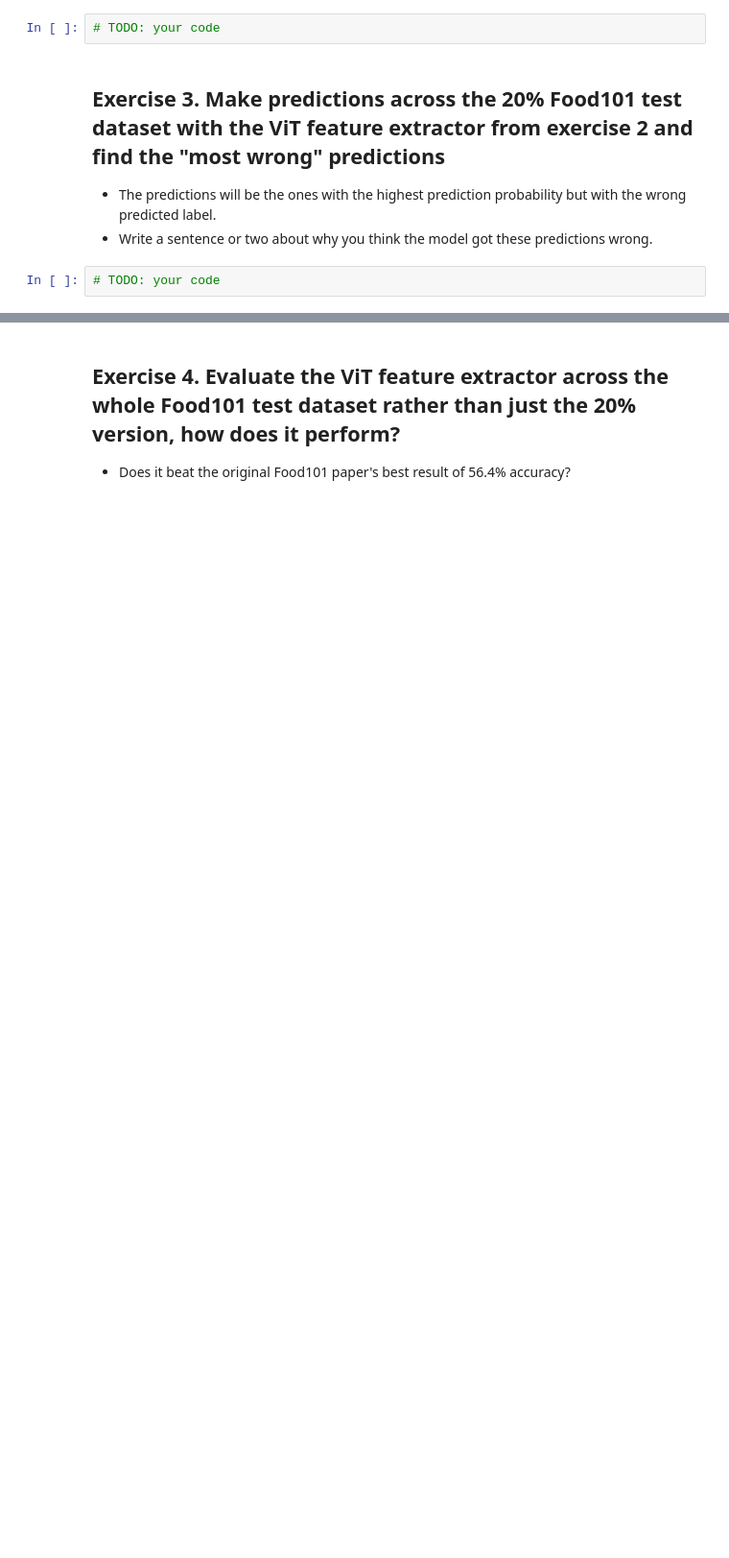
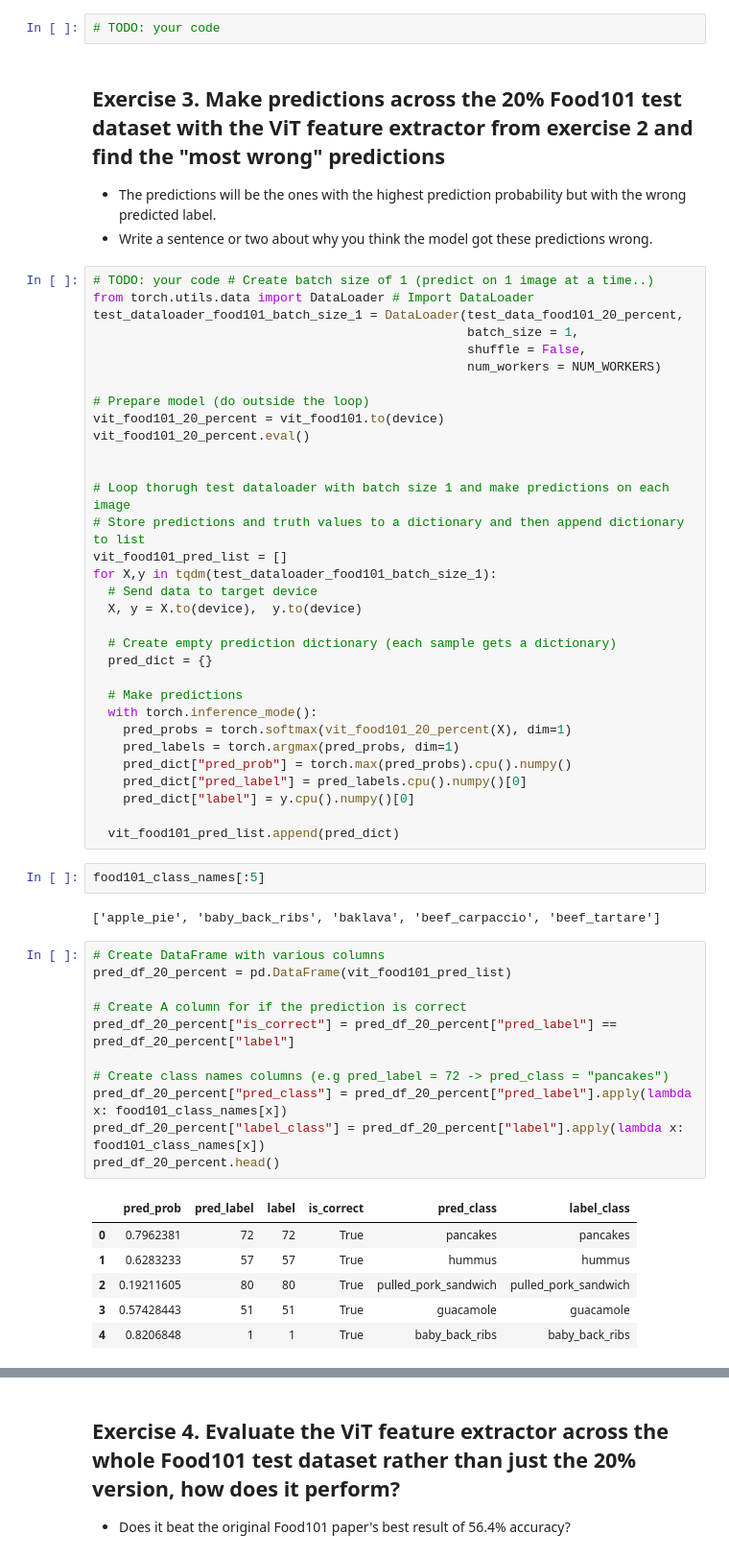
Before and after one commit to Datanerd97/PyTorch, a Jupyter notebook: extras/exercises/09_pytorch_model_deployment_exercises.ipynb, the cells around one changed output, grey strips where cells are left out. Shown at 96% size. Drawn from its saved outputs; the diff is of its cells as text; blank space fills up the shorter version.

```diff
--- a/extras/exercises/09_pytorch_model_deployment_exercises.ipynb
+++ b/extras/exercises/09_pytorch_model_deployment_exercises.ipynb
@@ -340,5 +616,57 @@ TypeError: list indices must be integers or slices, not str
 ## Exercise 3. Make predictions across the 20% Food101 test dataset with the ViT feature extractor from exercise 2 and find the "most wrong" predictions
 * The predictions will be the ones with the highest prediction probability but with the wrong predicted label.
 * Write a sentence or two about why you think the model got these predictions wrong.
-# %%
-# TODO: your code
+# %%
+# TODO: your code # Create batch size of 1 (predict on 1 image at a time..)
+from torch.utils.data import DataLoader # Import DataLoader
+test_dataloader_food101_batch_size_1 = DataLoader(test_data_food101_20_percent,
+                                                  batch_size = 1,
+                                                  shuffle = False,
+                                                  num_workers = NUM_WORKERS)
+
+# Prepare model (do outside the loop)
+vit_food101_20_percent = vit_food101.to(device)
+vit_food101_20_percent.eval()
+
+
+# Loop thorugh test dataloader with batch size 1 and make predictions on each image
+# Store predictions and truth values to a dictionary and then append dictionary to list
+vit_food101_pred_list = []
+for X,y in tqdm(test_dataloader_food101_batch_size_1):
+  # Send data to target device
+  X, y = X.to(device),  y.to(device)
+
+  # Create empty prediction dictionary (each sample gets a dictionary)
+  pred_dict = {}
+
+  # Make predictions
+  with torch.inference_mode():
+    pred_probs = torch.softmax(vit_food101_20_percent(X), dim=1)
+    pred_labels = torch.argmax(pred_probs, dim=1)
+    pred_dict["pred_prob"] = torch.max(pred_probs).cpu().numpy()
+    pred_dict["pred_label"] = pred_labels.cpu().numpy()[0]
+    pred_dict["label"] = y.cpu().numpy()[0]
+
+  vit_food101_pred_list.append(pred_dict)
+# %%
+food101_class_names[:5]
+# %% [output]
+['apple_pie', 'baby_back_ribs', 'baklava', 'beef_carpaccio', 'beef_tartare']
+# %%
+# Create DataFrame with various columns
+pred_df_20_percent = pd.DataFrame(vit_food101_pred_list)
+
+# Create A column for if the prediction is correct
+pred_df_20_percent["is_correct"] = pred_df_20_percent["pred_label"] == pred_df_20_percent["label"]
+
+# Create class names columns (e.g pred_label = 72 -> pred_class = "pancakes")
+pred_df_20_percent["pred_class"] = pred_df_20_percent["pred_label"].apply(lambda x: food101_class_names[x])
+pred_df_20_percent["label_class"] = pred_df_20_percent["label"].apply(lambda x: food101_class_names[x])
+pred_df_20_percent.head()
+# %% [output]
+|  | pred_prob | pred_label | label | is_correct | pred_class | label_class |
+| 0 | 0.7962381 | 72 | 72 | True | pancakes | pancakes |
+| 1 | 0.6283233 | 57 | 57 | True | hummus | hummus |
+| 2 | 0.19211605 | 80 | 80 | True | pulled_pork_sandwich | pulled_pork_sandwich |
+| 3 | 0.57428443 | 51 | 51 | True | guacamole | guacamole |
+| 4 | 0.8206848 | 1 | 1 | True | baby_back_ribs | baby_back_ribs |
```
Also changed, not shown: parts of 35 cells of this notebook.
